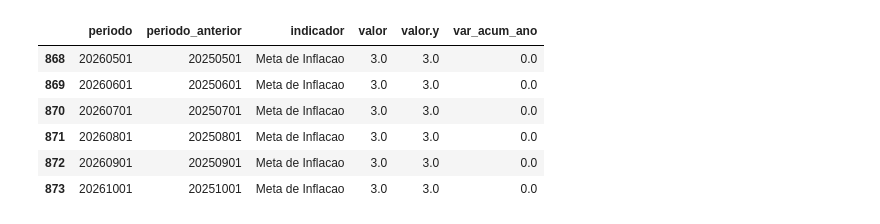
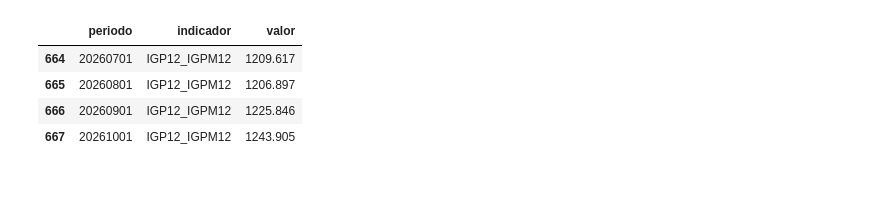
Before and after one commit to rodrigoesborges/conju-python, a Jupyter notebook: GRUPO 4 tabelas (politica monetária) meta de inflação.ipynb, the cells around one changed output. Saved outputs shown, nothing was run; the diff lists cells and outputs as text; code cells hidden in the pictures; blank space fills up the shorter version.

```diff
--- a/GRUPO 4 tabelas (politica monetária) meta de inflação.ipynb
+++ b/GRUPO 4 tabelas (politica monetária) meta de inflação.ipynb
@@ -217,11 +99,15 @@ display(tabela_base[['periodo', 'indicador', 'valor']].tail(6))
 # %%
+# ==============================================================================
 # 2) FUNÇÕES PARA ACUMULADO NO ANO E ACUMULADO EM 12 MESES
-# Configuração de cada série:
-# - 'IGP-M': variação % mensal -> tipo 'taxa' (juros compostos), frequência 'mensal'
-# - 'Meta de Inflacao': meta anual vigente -> tipo 'estoque' (mantém o nível), frequência 'mensal'
+# ==============================================================================
+# Diferenciação conforme natureza da série:
+# - 'IGP-M': variação % mensal -> 'taxa' (juros compostos)
+# - 'Meta de Inflacao': meta anual vigente -> 'estoque' (nível)
+# - 'IGP12_IGPM12': número-índice (Ipeadata) -> 'estoque' (nível)
 config_series = {
     'IGP-M': {'tipo': 'taxa', 'freq': 'mensal'},
-    'Meta de Inflacao': {'tipo': 'estoque', 'freq': 'mensal'}
+    'Meta de Inflacao': {'tipo': 'estoque', 'freq': 'mensal'},
+    'IGP12_IGPM12': {'tipo': 'estoque', 'freq': 'mensal'}
 }
 
 def acumulado_ano(df, config):
@@ -234,14 +120,11 @@ def acumulado_ano(df, config):
         g = grupo.copy()
 
         if tipo == 'taxa':
-            # Juros compostos dentro do mesmo ano
             g['fator'] = 1 + (g['valor'] / 100.0)
             g['valor_acum'] = (g.groupby('ano')['fator'].cumprod() - 1) * 100.0
         elif tipo == 'fluxo':
-            # Soma simples dentro do mesmo ano
             g['valor_acum'] = g.groupby('ano')['valor'].cumsum()
         elif tipo == 'estoque':
-            # Variável de estoque: mantém o próprio nível do período
             g['valor_acum'] = g['valor']
 
         resultados.append(g[['periodo', 'Date', 'indicador', 'valor_acum']].rename(columns={'valor_acum': 'valor'}))
@@ -260,7 +143,6 @@ def acumulado_12m(df, config):
         g = grupo.copy()
 
         if tipo == 'taxa':
-            # Produto móvel de 12 meses: prod(1 + r/100) - 1
             g['fator'] = 1 + (g['valor'] / 100.0)
             g['valor_12m'] = (
                 g['fator']
@@ -268,10 +150,8 @@ def acumulado_12m(df, config):
                 .apply(np.prod, raw=True) - 1
             ) * 100.0
         elif tipo == 'fluxo':
-            # Soma móvel de 12 meses
             g['valor_12m'] = g['valor'].rolling(window=janela, min_periods=janela).sum()
         elif tipo == 'estoque':
-            # Variável de estoque: mantém o nível vigente
             g['valor_12m'] = g['valor']
 
         resultados.append(g[['periodo', 'Date', 'indicador', 'valor_12m']].rename(columns={'valor_12m': 'valor'}))
@@ -286,25 +160,37 @@ KeyError: 'indicador'
 # %%
-# 3) APLICAÇÃO DAS FUNÇÕES -> TABELAS INTERMEDIÁRIAS
+# ==============================================================================
+# 3) APLICAÇÃO DAS FUNÇÕES -> TABELAS INTERMEDIÁRIAS (SEPARADAS POR SÉRIE)
+# ==============================================================================
+series = ['Meta de Inflacao', 'IGP-M', 'IGP12_IGPM12']
 
-# --- TABELA INTERMEDIÁRIA 1 (Acumulado no ano) ---
-tabela_intermediaria_1 = acumulado_ano(tabela_base, config_series)
-print("--- TABELA INTERMEDIÁRIA 1 (Acumulado no Ano) ---")
-display(tabela_intermediaria_1[['periodo', 'indicador', 'valor']].tail(6))
+# --- TABELA INTERMEDIÁRIA 1: Acumulado no ano ---
+tabela_intermediaria_1 = (
+    acumulado_ano(tabela_base, config_series)
+    .sort_values(['indicador', 'periodo'])
+    .reset_index(drop=True)
+)
+print(f"=== 3.1) TABELA INTERMEDIÁRIA 1 (Acumulado no Ano) ===")
+for ind in series:
+    print(f"\n--- {ind} ---")
+    display(tabela_intermediaria_1[tabela_intermediaria_1['indicador'] == ind][['periodo', 'indicador', 'valor']].tail(4))
 
 
-# --- TABELA INTERMEDIÁRIA 2 (Acumulado em 12 meses) ---
+# --- TABELA INTERMEDIÁRIA 2: Acumulado em 12 meses ---
 tabela_intermediaria_2 = (
     acumulado_12m(tabela_base, config_series)
     .dropna(subset=['valor'])
+    .sort_values(['indicador', 'periodo'])
     .reset_index(drop=True)
 )
-print("\n--- TABELA INTERMEDIÁRIA 2 (Acumulado em 12 Meses) ---")
-display(tabela_intermediaria_2[['periodo', 'indicador', 'valor']].tail(6))
+print(f"\n=== 3.2) TABELA INTERMEDIÁRIA 2 (Acumulado em 12 Meses) ===")
+for ind in series:
+    print(f"\n--- {ind} ---")
+    display(tabela_intermediaria_2[tabela_intermediaria_2['indicador'] == ind][['periodo', 'indicador', 'valor']].tail(4))
 
 
-# --- TABELA INTERMEDIÁRIA 3 (Var. do Acumulado no ano vs 12 meses antes) ---
-t3 = tabela_intermediaria_1[['periodo', 'indicador', 'valor']].copy()
-t3['periodo_anterior'] = t3['periodo'] - 10000  # Subtrai 1 ano (ex: 20260901 -> 20250901)
+# --- TABELA INTERMEDIÁRIA 3: Var. do Acumulado no ano vs 12 meses antes ---
+t3 = tabela_intermediaria_1[['periodo', 'Date', 'indicador', 'valor']].copy()
+t3['periodo_anterior'] = (t3['Date'] - pd.DateOffset(years=1)).dt.strftime('%Y%m%d').astype(int)
 
 tabela_intermediaria_3 = pd.merge(
     t3,
@@ -315,15 +201,21 @@ tabela_intermediaria_3 = pd.merge(
 )
 
 tabela_intermediaria_3['var_acum_ano'] = (tabela_intermediaria_3['valor'] / tabela_intermediaria_3['valor.y']) - 1
-tabela_intermediaria_3 = tabela_intermediaria_3[['periodo', 'periodo_anterior', 'indicador', 'valor', 'valor.y', 'var_acum_ano']]
+tabela_intermediaria_3 = (
+    tabela_intermediaria_3[['periodo', 'periodo_anterior', 'indicador', 'valor', 'valor.y', 'var_acum_ano']]
+    .sort_values(['indicador', 'periodo'])
+    .reset_index(drop=True)
+)
 
-print("\n--- TABELA INTERMEDIÁRIA 3 (Var. Acum. Ano vs 12m antes) ---")
-display(tabela_intermediaria_3.tail(6))
+print(f"\n=== 3.3) TABELA INTERMEDIÁRIA 3 (Var. Acum. Ano vs 12m antes) ===")
+for ind in series:
+    print(f"\n--- {ind} ---")
+    display(tabela_intermediaria_3[tabela_intermediaria_3['indicador'] == ind].tail(4))
 
 
-# --- TABELA INTERMEDIÁRIA 4 (Var. de 12 meses vs 12 meses anteriores) ---
-t4 = tabela_intermediaria_2[['periodo', 'indicador', 'valor']].copy()
-t4['periodo_anterior'] = t4['periodo'] - 10000
+# --- TABELA INTERMEDIÁRIA 4: Var. de 12 meses vs 12 meses anteriores ---
+t4 = tabela_intermediaria_2[['periodo', 'Date', 'indicador', 'valor']].copy()
+t4['periodo_anterior'] = (t4['Date'] - pd.DateOffset(years=1)).dt.strftime('%Y%m%d').astype(int)
 
 tabela_intermediaria_4 = pd.merge(
     t4,
@@ -334,8 +226,14 @@ tabela_intermediaria_4 = pd.merge(
 )
 
 tabela_intermediaria_4['var_12m'] = (tabela_intermediaria_4['valor'] / tabela_intermediaria_4['valor.y']) - 1
-tabela_intermediaria_4 = tabela_intermediaria_4[['periodo', 'periodo_anterior', 'indicador', 'valor', 'valor.y', 'var_12m']]
+tabela_intermediaria_4 = (
+    tabela_intermediaria_4[['periodo', 'periodo_anterior', 'indicador', 'valor', 'valor.y', 'var_12m']]
+    .sort_values(['indicador', 'periodo'])
+    .reset_index(drop=True)
+)
 
-print("\n--- TABELA INTERMEDIÁRIA 4 (Var. 12m vs 12m anteriores) ---")
-display(tabela_intermediaria_4.tail(6))
+print(f"\n=== 3.4) TABELA INTERMEDIÁRIA 4 (Var. 12m vs 12m anteriores) ===")
+for ind in series:
+    print(f"\n--- {ind} ---")
+    display(tabela_intermediaria_4[tabela_intermediaria_4['indicador'] == ind].tail(4))
 # %% [output]
@@ -359,7 +255,5 @@ display(tabela_intermediaria_4.tail(6))
-|  | periodo | periodo_anterior | indicador | valor | valor.y | var_acum_ano |
-| 868 | 20260501 | 20250501 | Meta de Inflacao | 3.0 | 3.0 | 0.0 |
-| 869 | 20260601 | 20250601 | Meta de Inflacao | 3.0 | 3.0 | 0.0 |
-| 870 | 20260701 | 20250701 | Meta de Inflacao | 3.0 | 3.0 | 0.0 |
-| 871 | 20260801 | 20250801 | Meta de Inflacao | 3.0 | 3.0 | 0.0 |
-| 872 | 20260901 | 20250901 | Meta de Inflacao | 3.0 | 3.0 | 0.0 |
-| 873 | 20261001 | 20251001 | Meta de Inflacao | 3.0 | 3.0 | 0.0 |
+|  | periodo | indicador | valor |
+| 664 | 20260701 | IGP12_IGPM12 | 1209.617 |
+| 665 | 20260801 | IGP12_IGPM12 | 1206.897 |
+| 666 | 20260901 | IGP12_IGPM12 | 1225.846 |
+| 667 | 20261001 | IGP12_IGPM12 | 1243.905 |
```
Also changed, not shown: parts of 16 cells of this notebook.
